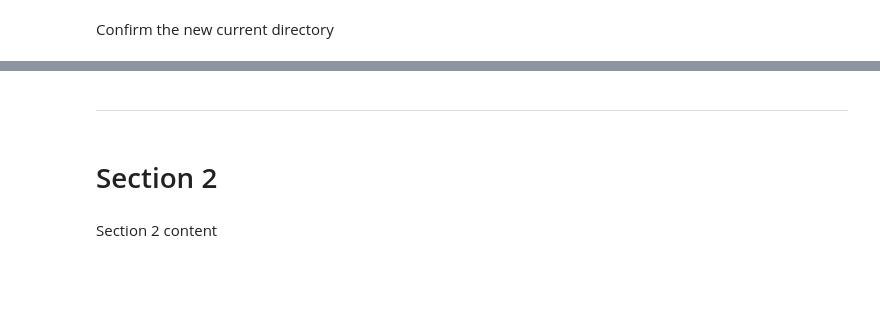
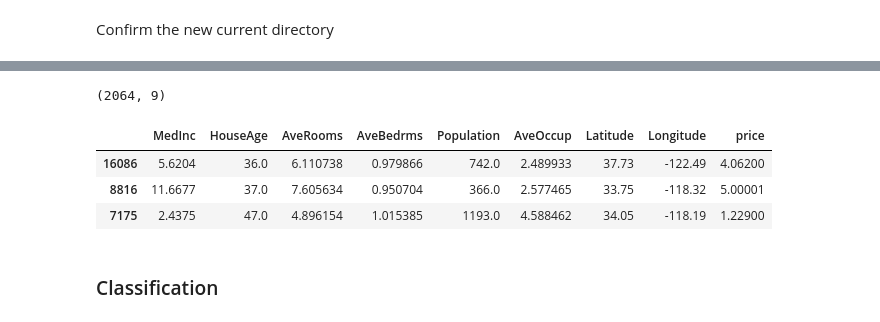
Before and after one commit to Mikeecee1/ML_practice, a Jupyter notebook: jupyter_notebooks/TreeBased_models.ipynb, the cells around one changed output, grey strips where cells are left out. Saved outputs shown, nothing was run; the diff lists cells and outputs as text; code cells hidden in the pictures; blank space fills up the shorter version.

```diff
--- a/jupyter_notebooks/TreeBased_models.ipynb
+++ b/jupyter_notebooks/TreeBased_models.ipynb
@@ -36,6 +65,19 @@ Section 1 content
+# %%
+# Load the California Housing dataset from sklearn
+from sklearn.datasets import fetch_california_housing
+data = fetch_california_housing()
+df_reg = pd.DataFrame(data.data,columns=data.feature_names)
+df_reg['price'] = pd.Series(data.target)
+
+df_reg = df_reg.sample(frac=0.1, random_state=101)
+
+print(df_reg.shape)
+df_reg.head(3)
+# %% [output]
+(2064, 9)
+|  | MedInc | HouseAge | AveRooms | AveBedrms | Population | AveOccup | Latitude | Longitude | price |
+| 16086 | 5.6204 | 36.0 | 6.110738 | 0.979866 | 742.0 | 2.489933 | 37.73 | -122.49 | 4.06200 |
+| 8816 | 11.6677 | 37.0 | 7.605634 | 0.950704 | 366.0 | 2.577465 | 33.75 | -118.32 | 5.00001 |
+| 7175 | 2.4375 | 47.0 | 4.896154 | 1.015385 | 1193.0 | 4.588462 | 34.05 | -118.19 | 1.22900 |
 # %% [markdown]
----
+### Classification
-# %% [markdown]
-# Section 2
-# %% [markdown]
-Section 2 content
```
Also changed, not shown: parts of 29 cells of this notebook.
